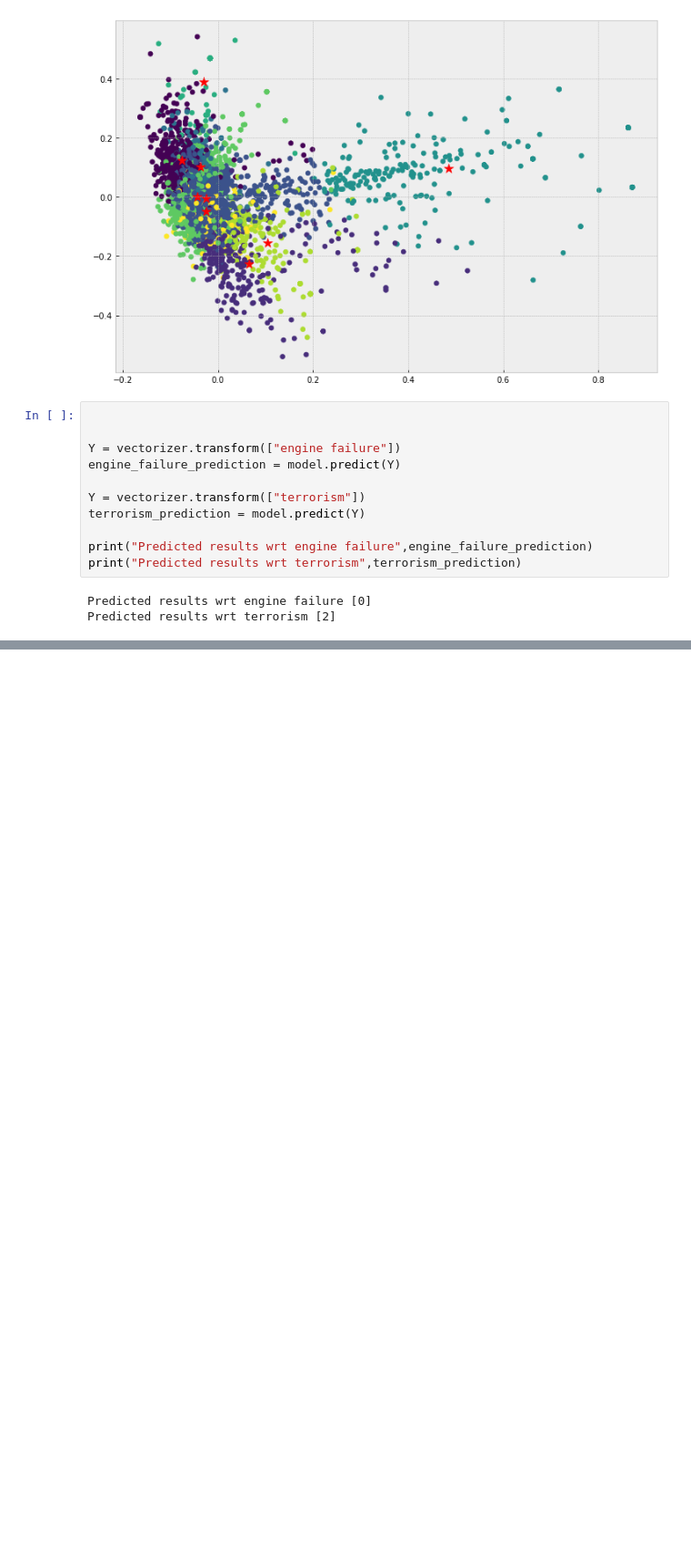
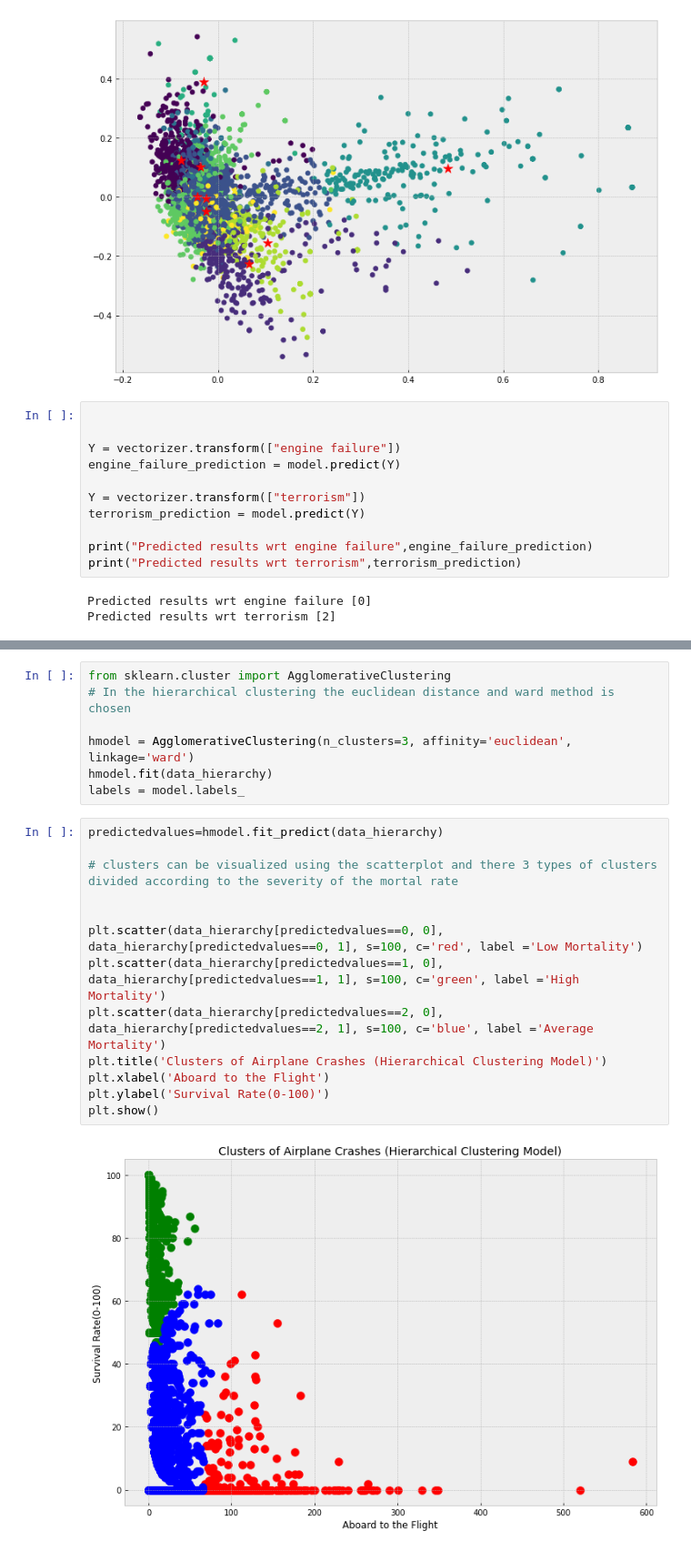
Before and after one commit to sandeepreddyb253/CMPE255-AirplaneCrash, a Jupyter notebook: AirportCrashProject.ipynb, the cells around one changed output, grey strips where cells are left out. Shown at 91% size. Cells and saved outputs as stored; diff of their text form; blank space fills up the shorter version.

```diff
--- a/AirportCrashProject.ipynb
+++ b/AirportCrashProject.ipynb
@@ -901,0 +948,22 @@ Predicted results wrt terrorism [2]
+# %%
+from sklearn.cluster import AgglomerativeClustering
+# In the hierarchical clustering the euclidean distance and ward method is chosen
+
+hmodel = AgglomerativeClustering(n_clusters=3, affinity='euclidean', linkage='ward')
+hmodel.fit(data_hierarchy)
+labels = model.labels_
+# %%
+predictedvalues=hmodel.fit_predict(data_hierarchy)
+
+# clusters can be visualized using the scatterplot and there 3 types of clusters divided according to the severity of the mortal rate
+
+
+plt.scatter(data_hierarchy[predictedvalues==0, 0], data_hierarchy[predictedvalues==0, 1], s=100, c='red', label ='Low Mortality')
+plt.scatter(data_hierarchy[predictedvalues==1, 0], data_hierarchy[predictedvalues==1, 1], s=100, c='green', label ='High Mortality')
+plt.scatter(data_hierarchy[predictedvalues==2, 0], data_hierarchy[predictedvalues==2, 1], s=100, c='blue', label ='Average Mortality')
+plt.title('Clusters of Airplane Crashes (Hierarchical Clustering Model)')
+plt.xlabel('Aboard to the Flight')
+plt.ylabel('Survival Rate(0-100)')
+plt.show()
+# %% [output]
+[figure, added]
```
Also changed, not shown: parts of 14 cells of this notebook.
